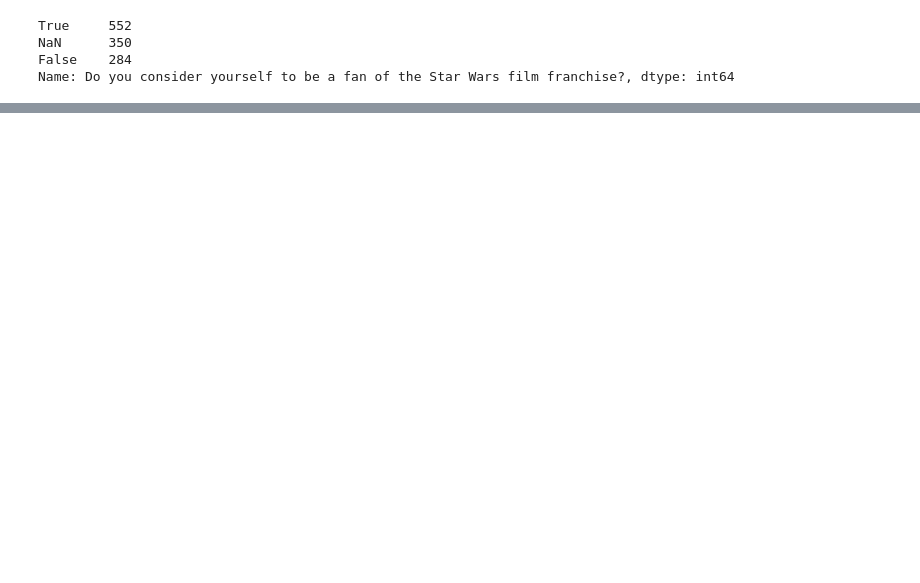
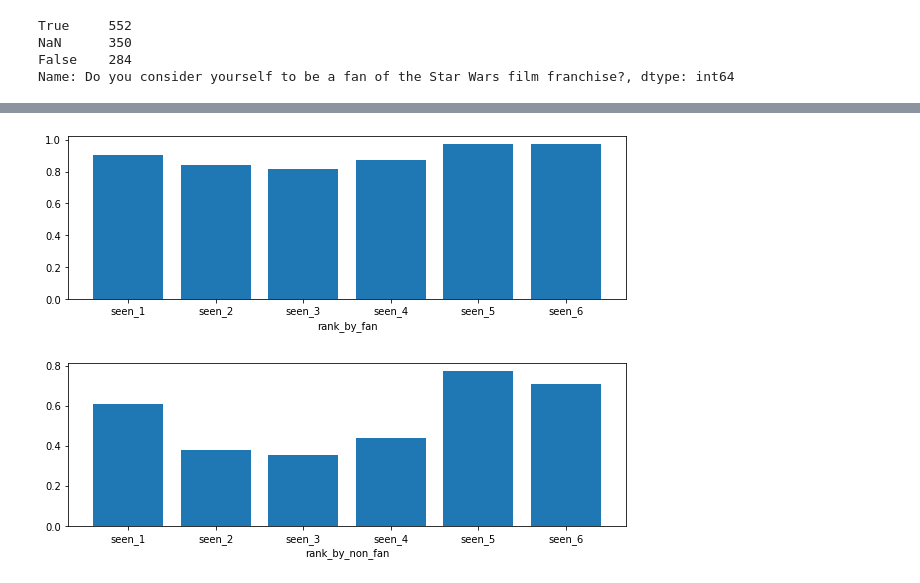
Before and after one commit to somya22/Star-Wars-Survey, a Jupyter notebook: star_wars.ipynb, the cells around one changed output, grey strips where cells are left out. Saved outputs shown, nothing was run; the diff lists cells and outputs as text; code cells hidden in the pictures; blank space fills up the shorter version.

```diff
--- a/star_wars.ipynb
+++ b/star_wars.ipynb
@@ -213,3 +222,18 @@ plt.show()
 # %%
-new_num1 = star_fan[star_fan.columns[3:9]].mean()
-new_num2 = star_fan_not[star_fan_not.columns[3:9]].mean()
+new_num1 = star_wars_fan[star_wars_fan.columns[3:9]].mean()
+new_num2 = star_wars_fan_not[star_wars_fan_not.columns[3:9]].mean()
+# %%
+fig, ax = plt.subplots(figsize=(10,3))
+ax.bar(range(6),new_num1)
+ax.set_xticklabels(['','seen_1','seen_2','seen_3','seen_4','seen_5','seen_6'])
+ax.set_xlabel('rank_by_fan')
+plt.show()
+
+fig, ax = plt.subplots(figsize=(10,3))
+ax.bar(range(6),new_num2)
+ax.set_xlabel('rank_by_non_fan')
+ax.set_xticklabels(['','seen_1','seen_2','seen_3','seen_4','seen_5','seen_6'])
+plt.show()
+# %% [output]
+[figure, added]
+[figure, added]
```
Also changed, not shown: parts of 14 cells of this notebook.
